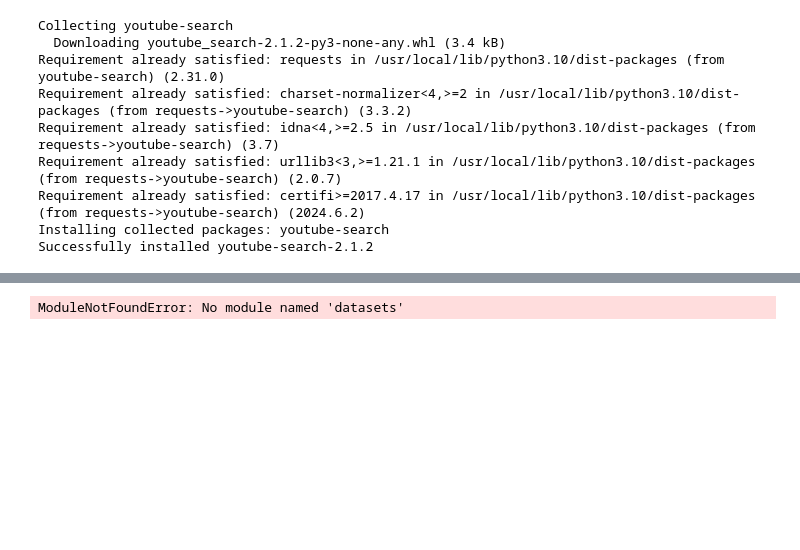
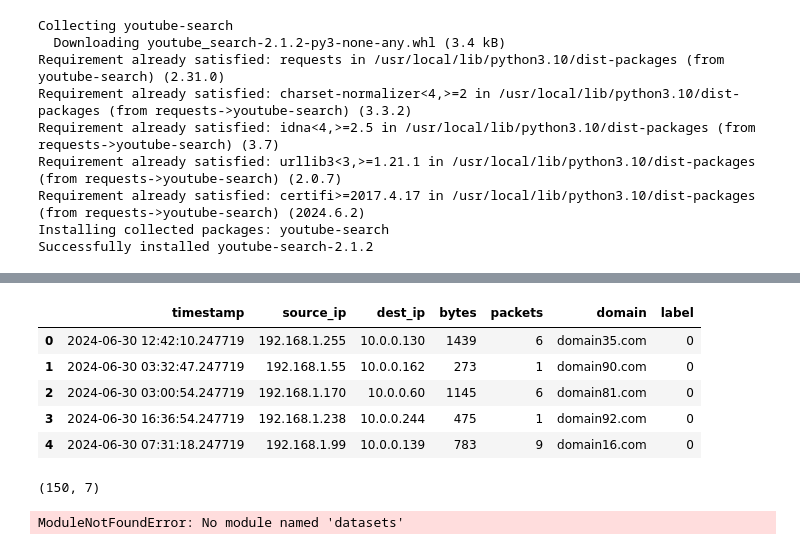
Before and after one commit to Y-YHat/dexter_ai, a Jupyter notebook: agent_basic.ipynb, the cells around one changed output, grey strips where cells are left out. Drawn from its saved outputs; the diff is of its cells as text; code cells hidden in the pictures; blank space fills up the shorter version.

```diff
--- a/agent_basic.ipynb
+++ b/agent_basic.ipynb
@@ -226 +257,71 @@ Final Answer: I would recommend "Grease" for a warm summer evening. It's a class
+# %%
+import pandas as pd
+import numpy as np
+import random
+from datetime import datetime, timedelta
+
+# Function to generate random timestamps
+def random_date(start, end):
+    return start + timedelta(seconds=random.randint(0, int((end - start).total_seconds())))
+
+# Parameters
+num_records = 100
+num_beacon_records = 50
+start_date = datetime.now() - timedelta(days=1)
+end_date = datetime.now()
+beacon_interval = timedelta(minutes=5)  # Beacons every 5 minutes
+
+# Generate synthetic firewall data
+firewall_data = {
+    "timestamp": [random_date(start_date, end_date) for _ in range(num_records)],
+    "source_ip": [f"192.168.1.{random.randint(1, 255)}" for _ in range(num_records)],
+    "dest_ip": [f"10.0.0.{random.randint(1, 255)}" for _ in range(num_records)],
+    "bytes": [random.randint(40, 1500) for _ in range(num_records)],
+    "packets": [random.randint(1, 10) for _ in range(num_records)],
+    "domain": [f"domain{random.randint(1, 100)}.com" for _ in range(num_records)],
+    "label": 0  # Label normal traffic as 0
+}
+
+firewall_df = pd.DataFrame(firewall_data)
+
+# Generate synthetic beacon data (beacons to newly registered domains)
+beacon_data = {
+    "timestamp": [],
+    "source_ip": [],
+    "dest_ip": [],
+    "bytes": [],
+    "packets": [],
+    "domain": [],
+    "label": []  # Label beacon traffic as 1
+}
+
+start_beacon_time = start_date
+for _ in range(num_beacon_records):
+    beacon_data["timestamp"].append(start_beacon_time)
+    beacon_data["source_ip"].append(f"192.168.1.{random.randint(1, 255)}")
+    beacon_data["dest_ip"].append(f"10.0.0.{random.randint(1, 255)}")
+    beacon_data["bytes"].append(random.randint(40, 1500))
+    beacon_data["packets"].append(random.randint(1, 10))
+    beacon_data["domain"].append(f"newdomain{random.randint(1, 100)}.com")
+    beacon_data["label"].append(1)  # Label beacon traffic as 1
+    start_beacon_time += beacon_interval  # Increment time by beacon interval
+
+beacon_df = pd.DataFrame(beacon_data)
+
+# Combine the dataframes
+combined_df = pd.concat([firewall_df, beacon_df], ignore_index=True)
+
+# Display the first few rows of the combined DataFrame
+combined_df.head()
+# %% [output]
+|  | timestamp | source_ip | dest_ip | bytes | packets | domain | label |
+| 0 | 2024-06-30 12:42:10.247719 | 192.168.1.255 | 10.0.0.130 | 1439 | 6 | domain35.com | 0 |
+| 1 | 2024-06-30 03:32:47.247719 | 192.168.1.55 | 10.0.0.162 | 273 | 1 | domain90.com | 0 |
+| 2 | 2024-06-30 03:00:54.247719 | 192.168.1.170 | 10.0.0.60 | 1145 | 6 | domain81.com | 0 |
+| 3 | 2024-06-30 16:36:54.247719 | 192.168.1.238 | 10.0.0.244 | 475 | 1 | domain92.com | 0 |
+| 4 | 2024-06-30 07:31:18.247719 | 192.168.1.99 | 10.0.0.139 | 783 | 9 | domain16.com | 0 |
+# %%
+combined_df.shape
+# %% [output]
+(150, 7)
 # %%
```
Also changed, not shown: parts of 14 cells of this notebook.
